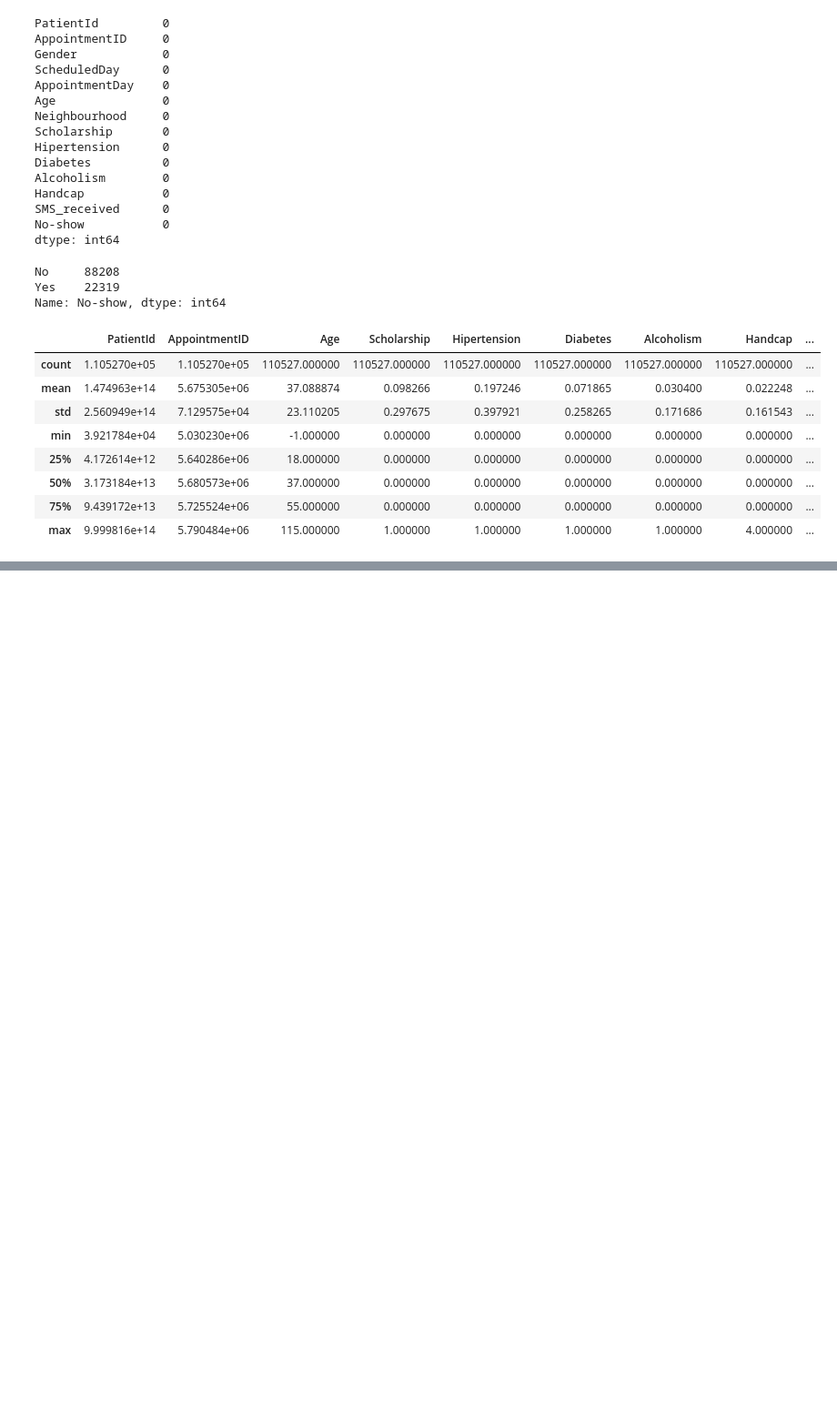
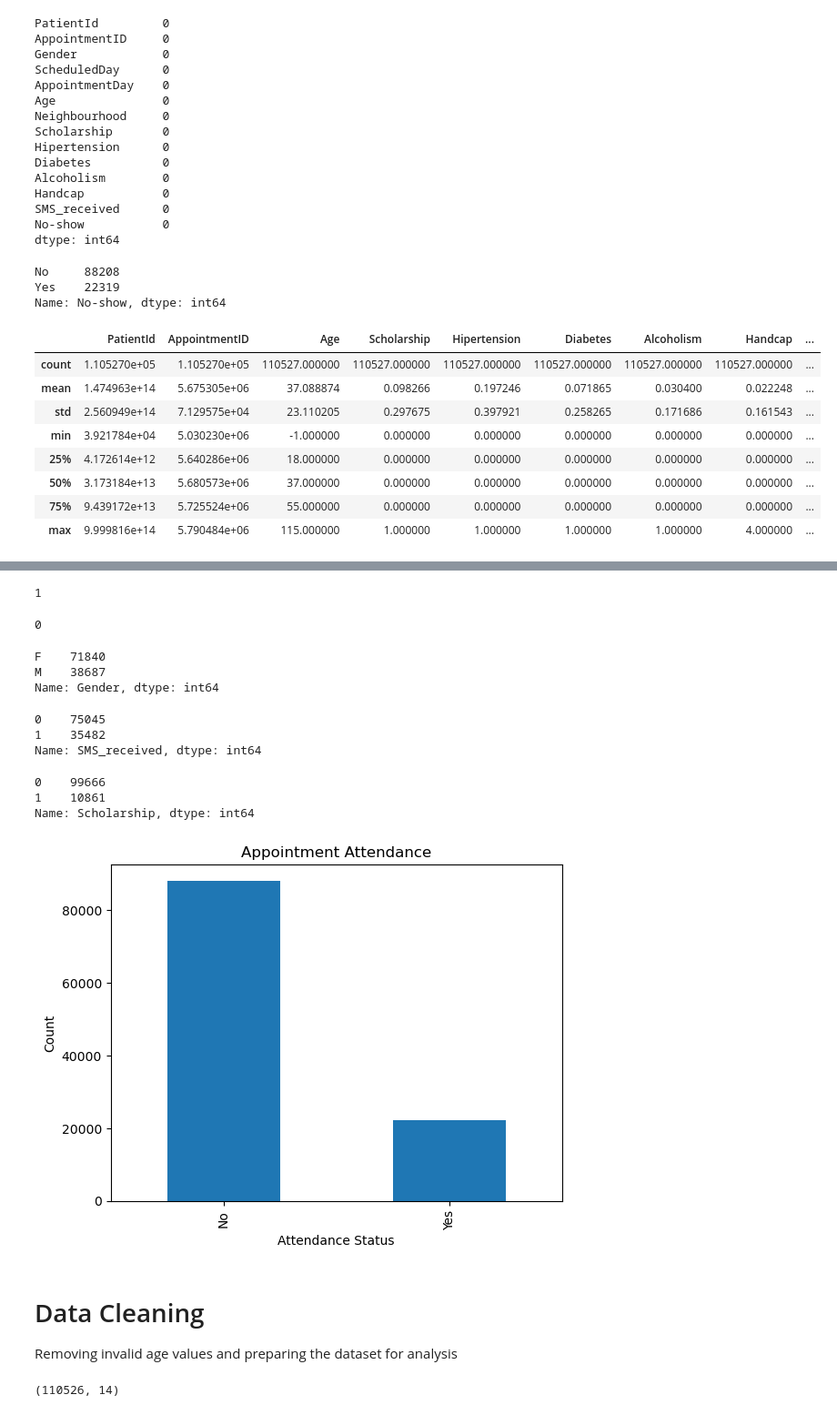
Before and after one commit to egwin95/Healthcare-NoShow-Capstone, a Jupyter notebook: notebooks/Data_Exploration.ipynb, the cells around one changed output, grey strips where cells are left out. Shown at 91% size. Cells and saved outputs as stored; diff of their text form; code cells hidden in the pictures; blank space fills up the shorter version.

Commit message:
Data Cleaning and Statistical Analysis sections created

```diff
--- a/notebooks/Data_Exploration.ipynb
+++ b/notebooks/Data_Exploration.ipynb
@@ -73,0 +86,48 @@ df.describe()
+# %%
+len(df[df['Age'] < 0])
+# %% [output]
+1
+# %%
+df.duplicated().sum()
+# %% [output]
+0
+# %%
+df['Gender'].value_counts()
+# %% [output]
+F    71840
+M    38687
+Name: Gender, dtype: int64
+# %%
+df['SMS_received'].value_counts()
+# %% [output]
+0    75045
+1    35482
+Name: SMS_received, dtype: int64
+# %%
+df['Scholarship'].value_counts()
+# %% [output]
+0    99666
+1    10861
+Name: Scholarship, dtype: int64
+# %%
+import matplotlib.pyplot as plt
+
+df['No-show'].value_counts().plot(kind='bar')
+
+plt.title('Appointment Attendance')
+plt.xlabel('Attendance Status')
+plt.ylabel('Count')
+
+plt.show()
+# %% [output]
+[figure, added]
+# %% [markdown]
+# Data Cleaning
+
+Removing invalid age values and preparing the dataset for analysis
+# %%
+df_clean = df[df['Age'] >= 0].copy()
+
+print(df_clean.shape)
+# %% [output]
+(110526, 14)
```
Also changed, not shown: parts of 33 cells of this notebook, 17 other files.
